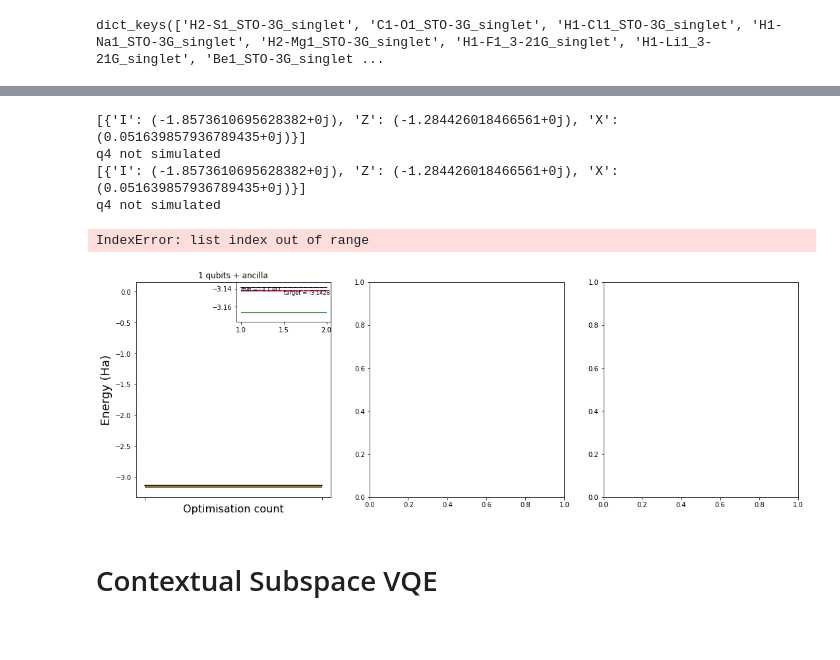
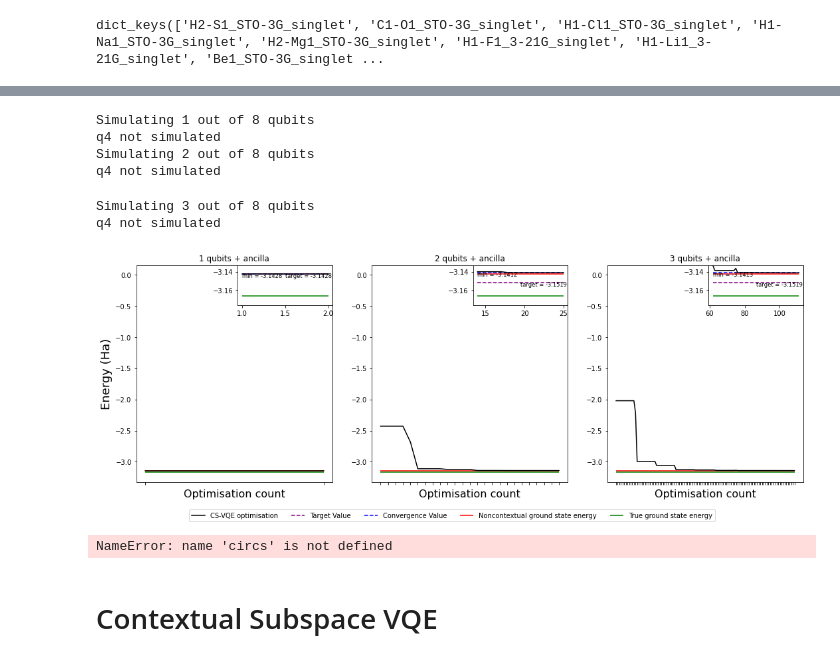
Before and after one commit to wmkirby1/CS-VQE, a Jupyter notebook: HeH+ Example 2.ipynb, the cells around one changed output, grey strips where cells are left out. Cells and saved outputs as stored; diff of their text form; code cells hidden in the pictures; blank space fills up the shorter version.

```diff
--- a/HeH+ Example 2.ipynb
+++ b/HeH+ Example 2.ipynb
@@ -188,20 +188,22 @@ gs_hist = mol.true_gs_hist(threshold=1e-7, rot=True)
 # %%
 import utils.plotting_tools as plot
 
 order = [6, 0, 1, 2, 3, 4, 5, 7]
-circs = cs_circ.cs_vqe_circuit(hamiltonian, terms_noncon, num_qubits, order)
 
-plot.plot_cs_vqe_convergence(hamiltonian, terms_noncon, ucc, num_qubits, order, 3)
+cs_vqe_plot = plot.plot_cs_vqe_convergence(hamiltonian, terms_noncon, ucc, num_qubits, order, 3)
 # %% [output]
-[{'I': (-1.8573610695628382+0j), 'Z': (-1.284426018466561+0j), 'X': (0.051639857936789435+0j)}]
+Simulating 1 out of 8 qubits
 q4 not simulated
-[{'I': (-1.8573610695628382+0j), 'Z': (-1.284426018466561+0j), 'X': (0.051639857936789435+0j)}]
+Simulating 2 out of 8 qubits
 q4 not simulated
-IndexError: list index out of range
+Simulating 3 out of 8 qubits
+q4 not simulated
-[figure, old version]
+[figure, new version]
 # %%
 for i in range(1, 5):
     print(circs.CS_VQE(ucc, i)[0])
+# %% [output]
+NameError: name 'circs' is not defined
 # %%
 #take expectation value algebraically
 from matplotlib import pyplot as plt
```
Also changed, not shown: parts of 4 cells of this notebook, 7 other files.
